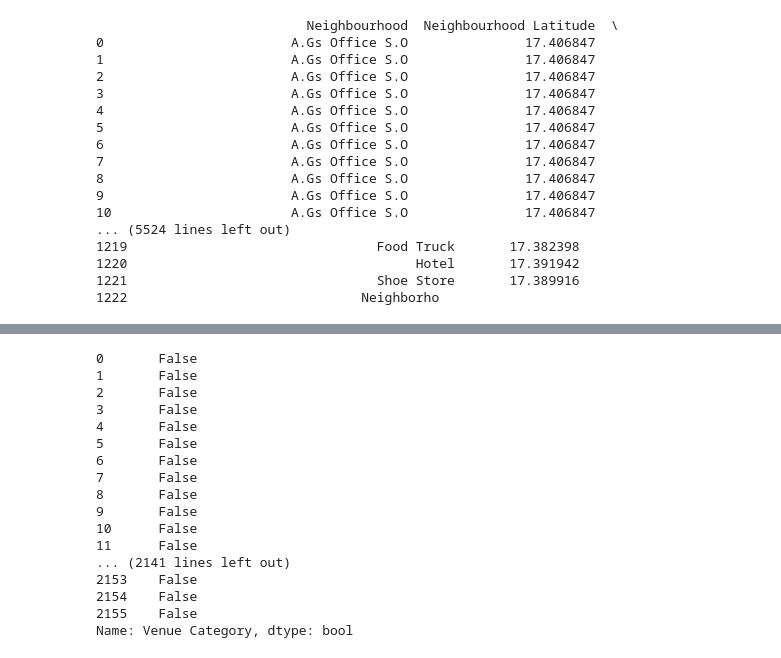
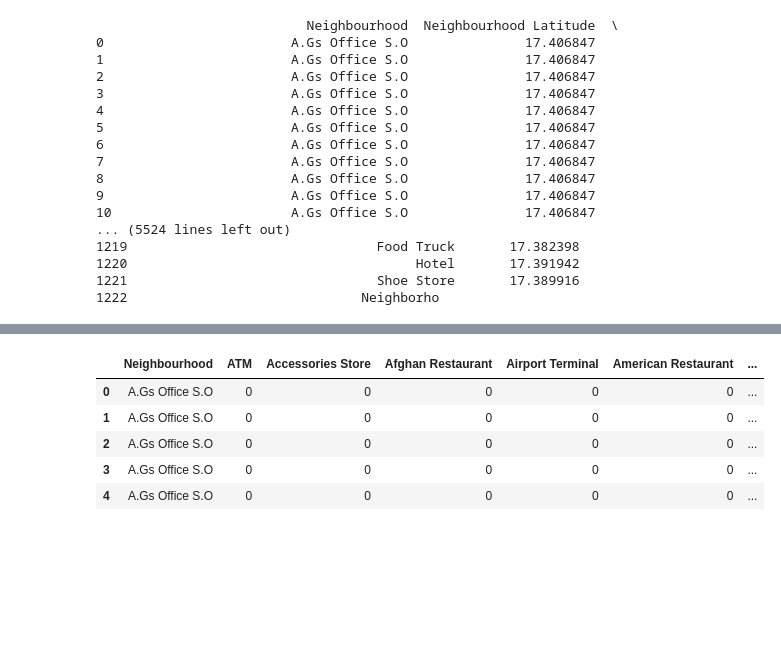
Before and after one commit to sidrockzz/py-web-hack, a Jupyter notebook: Hyderabad Map.ipynb, the cells around one changed output, grey strips where cells are left out. Cells and saved outputs as stored; diff of their text form; code cells hidden in the pictures; blank space fills up the shorter version.

```diff
--- a/Hyderabad Map.ipynb
+++ b/Hyderabad Map.ipynb
@@ -246,21 +225,18 @@ Name: Neighbourhood, dtype: int64
-# %%
-hdf1 = explore_df['Venue Category'] == 'IT Services'
-hdf1
-# %% [output]
-0       False
-1       False
-2       False
-3       False
-4       False
-5       False
-6       False
-7       False
-8       False
-9       False
-10      False
-11      False
-... (2141 lines left out)
-2153    False
-2154    False
-2155    False
-Name: Venue Category, dtype: bool
+# %%
+hyderabad_onehot = pd.get_dummies(explore_df[['Venue Category']], prefix="", prefix_sep="")
+
+# Add neighborhood column back to dataframe
+hyderabad_onehot['Neighbourhood'] = explore_df['Neighbourhood']
+
+# Move neighborhood column to the first column
+fixed_columns = [hyderabad_onehot.columns[-1]] + hyderabad_onehot.columns[:-1].values.tolist()
+hyderabad_onehot = hyderabad_onehot[fixed_columns]
+
+hyderabad_onehot.head()
+# %% [output]
+|  | Neighbourhood | ATM | Accessories Store | Afghan Restaurant | Airport Terminal | American Restaurant | ... |
+| 0 | A.Gs Office S.O | 0 | 0 | 0 | 0 | 0 | ... |
+| 1 | A.Gs Office S.O | 0 | 0 | 0 | 0 | 0 | ... |
+| 2 | A.Gs Office S.O | 0 | 0 | 0 | 0 | 0 | ... |
+| 3 | A.Gs Office S.O | 0 | 0 | 0 | 0 | 0 | ... |
+| 4 | A.Gs Office S.O | 0 | 0 | 0 | 0 | 0 | ... |
```
Also changed, not shown: parts of 13 cells of this notebook.
